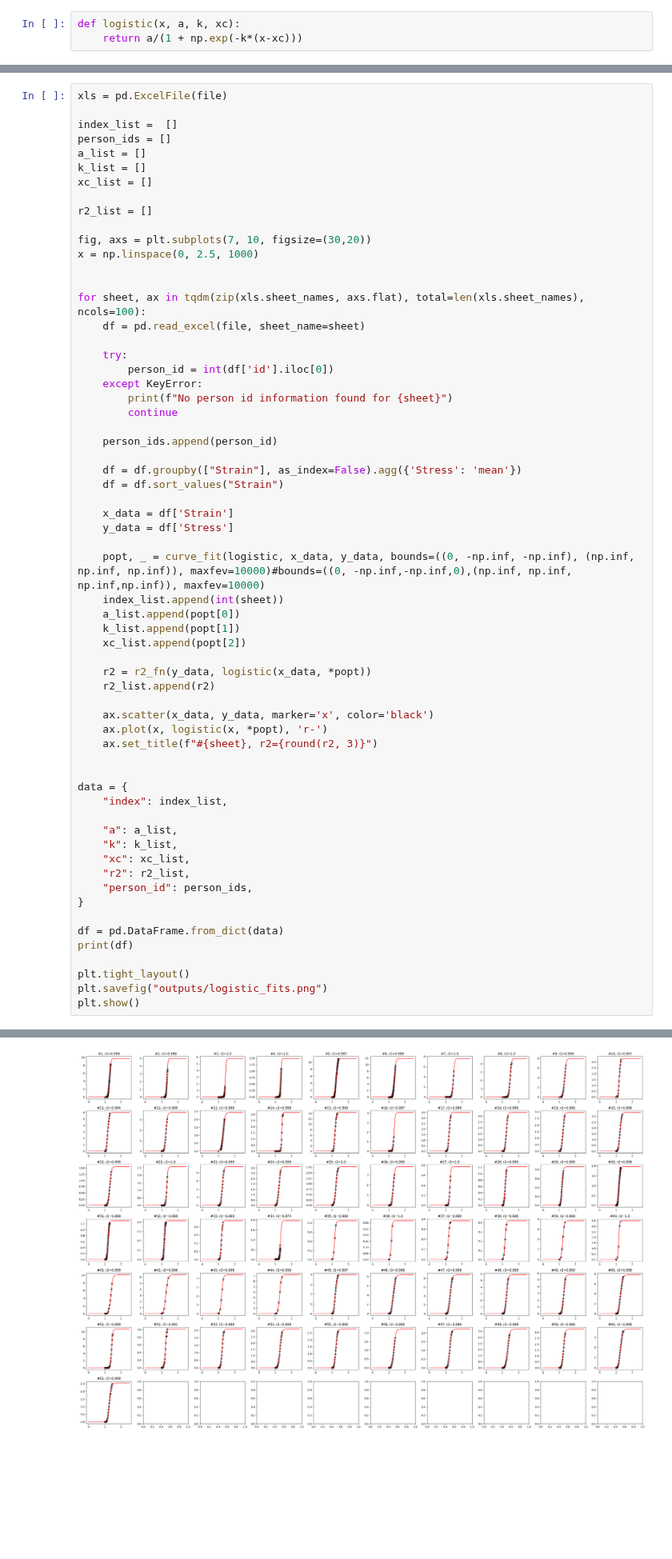
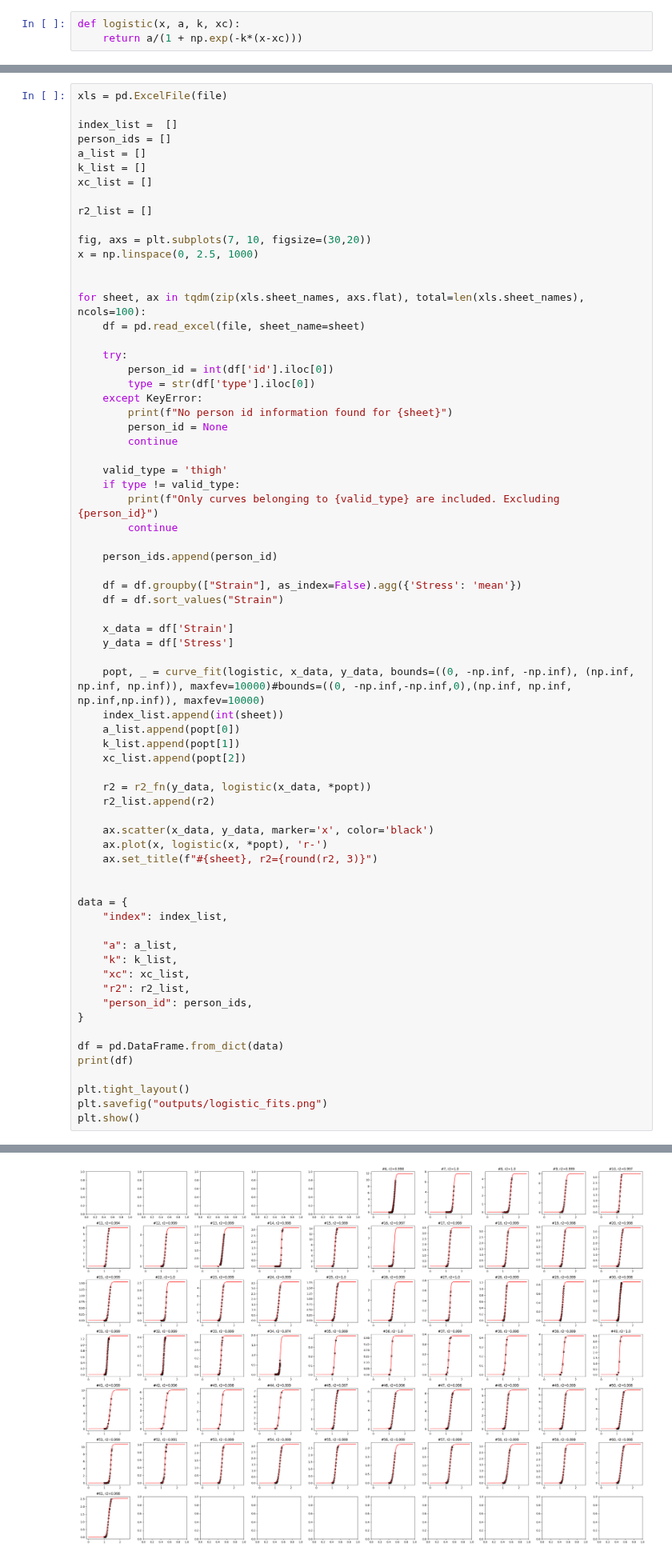
Before and after one commit to siemdejong/skinstression, a Jupyter notebook: notebooks/11-sjg-logistic.ipynb, the cells around one changed output, grey strips where cells are left out. Shown at 80% size. Saved outputs shown, nothing was run; the diff lists cells and outputs as text; blank space fills up the shorter version.

Commit message:
Exclude non thigh experiments from logistic output

```diff
--- a/notebooks/11-sjg-logistic.ipynb
+++ b/notebooks/11-sjg-logistic.ipynb
@@ -44,8 +44,15 @@ for sheet, ax in tqdm(zip(xls.sheet_names, axs.flat), total=len(xls.sheet_names)
 
     try:
         person_id = int(df['id'].iloc[0])
+        type = str(df['type'].iloc[0])
     except KeyError:
         print(f"No person id information found for {sheet}")
+        person_id = None
+        continue
+
+    valid_type = 'thigh'
+    if type != valid_type:
+        print(f"Only curves belonging to {valid_type} are included. Excluding {person_id}")
         continue
 
     person_ids.append(person_id)
@@ -106,4 +119,4 @@ No person id information found for 555
-[figure, old version]
+[figure, new version]
 # %%
 df.to_csv("outputs/logistic_targets.csv", index=False) # We have our own indices.
 # %%
```
Also changed, not shown: parts of 2 cells of this notebook.
